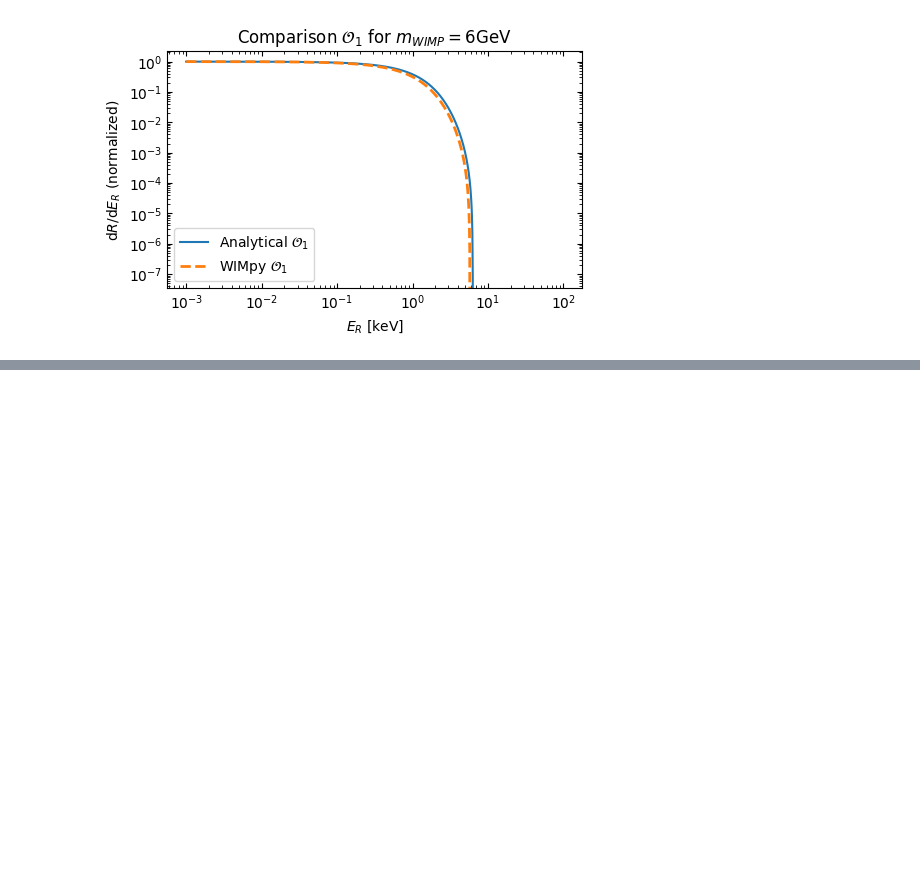
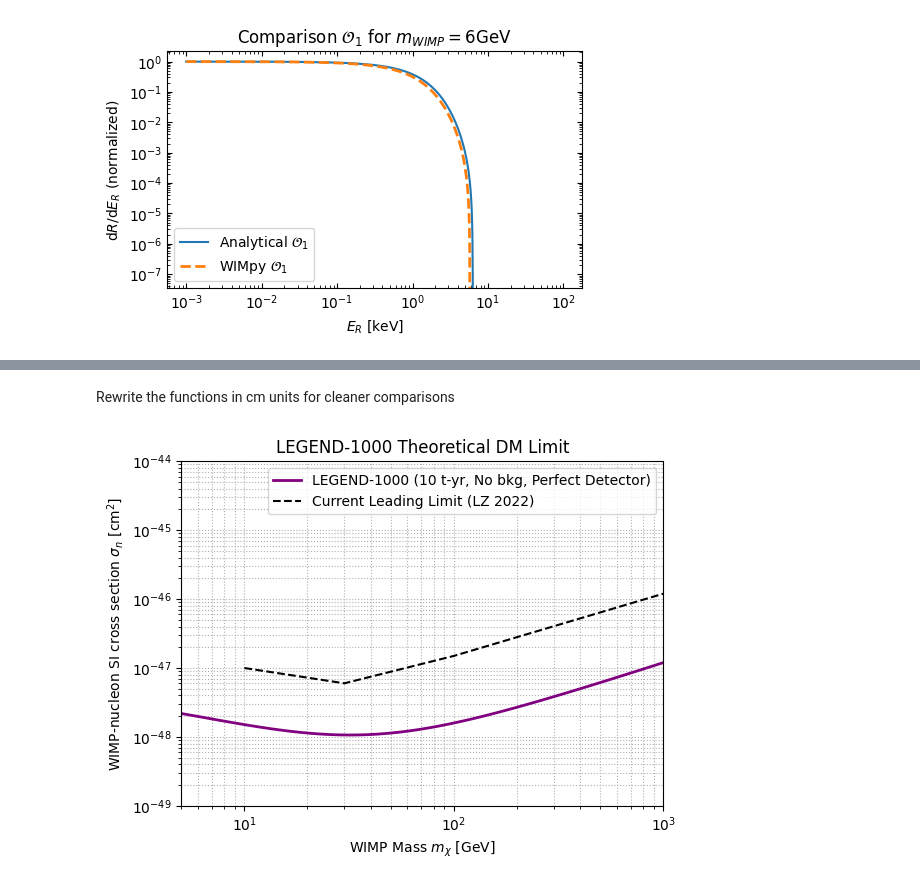
Before and after one commit to tiagocamison/WIMP-LEGEND, a Jupyter notebook: WIMP_O1_spectrum.ipynb, the cells around one changed output, grey strips where cells are left out. Saved outputs shown, nothing was run; the diff lists cells and outputs as text; code cells hidden in the pictures; blank space fills up the shorter version.

```diff
--- a/WIMP_O1_spectrum.ipynb
+++ b/WIMP_O1_spectrum.ipynb
@@ -325,0 +349,77 @@ fig.tight_layout()
+# %% [markdown]
+Rewrite the functions in cm units for cleaner comparisons
+# %%
+# Physical Constants
+c_light = 2.99792e10      # cm/s
+day_to_s = 86400.0
+N_av = 6.022e26           # kg^-1
+A_target = 76.0
+m_N = A_target * 0.9315   # GeV
+rho_chi = 0.3             # GeV/cm^3
+exposure = 10000.0 * 365.25 # 10 tonne-years in kg-day
+
+# Unit conversion factor
+# Converts [cm^2] * [GeV/cm^3] * [c] to [kg^-1 day^-1 keV^-1]
+C_conv = (c_light * day_to_s) / (A_target * 1e6)
+
+def physical_dRdE_unit(m_chi, E_keV, eta_func):
+    """
+    Computes dR/dE_R per unit cross-section (1 cm^2) in [kg^-1 day^-1 keV^-1]
+    """
+    E_GeV = E_keV * 1e-6
+    m_p = 0.939 # Nucleon mass in GeV
+
+    # Reduced masses
+    mu_N = (m_chi * m_N) / (m_chi + m_N)
+    mu_n = (m_chi * m_p) / (m_chi + m_p)
+
+    # Kinematic minimum velocity
+    v_min = np.sqrt(m_N * E_GeV / (2.0 * mu_N**2))
+
+    # Theoretical rate prefactor
+    prefactor = (m_n * rho_chi * N_av * C_conv) / (m_chi * 2.0 * mu_n**2) # not sure whether it should be m_n or m_N
+
+    # Rate with coherent scaling A^2 and form factor
+    rate = prefactor * (A_target**2) * eta_func(v_min) * F2_SI_Ge76(E_keV)
+    return rate
+
+# Generate sensitivity curve
+m_vals = np.logspace(0.7, 3, 50) # 5 GeV to 1000 GeV
+limits = []
+
+eta_sun = make_eta(speed_f_boosted(v0, vesc, v_E), vesc + v_E)
+
+for m in m_vals:
+    # Kinematic maximum energy in keV
+    mu_N = (m * m_N) / (m + m_N)
+    v_max = vesc + v0 # Maximum velocity in detector frame
+    E_max_keV = (2.0 * mu_N**2 * v_max**2 / m_N) * 1e6
+
+    total_rate_unit, _ = integrate.quad(lambda E: physical_dRdE_unit(m, E, eta_sun), 1e-3, E_max_keV)
+
+    # 90% CL limit on cross section (cm^2)
+    sig_limit = 2.3 / (exposure * total_rate_unit)
+    limits.append(sig_limit)
+
+# Plotting the theoretical limit against existing limits
+plt.figure(figsize=(6, 4.5))
+plt.plot(m_vals, limits, label="LEGEND-1000 (10 t-yr, No bkg, Perfect Detector)", color="purple", lw=2)
+
+# Approximate world-leading limit (e.g., LZ 2022) for comparison
+lz_m = np.array([10, 30, 100, 1000])
+lz_sig = np.array([1e-47, 6e-48, 1.5e-47, 1.2e-46]) # cm^2
+plt.plot(lz_m, lz_sig, 'k--', label="Current Leading Limit (LZ 2022)")
+
+plt.xscale('log')
+plt.yscale('log')
+plt.xlabel(r"WIMP Mass $m_\chi$ [GeV]")
+plt.ylabel(r"WIMP-nucleon SI cross section $\sigma_n$ [$\mathrm{cm}^2$]")
+plt.xlim(5, 1000)
+plt.ylim(1e-49, 1e-44)
+plt.grid(True, which="both", ls=":")
+plt.legend()
+plt.title("LEGEND-1000 Theoretical DM Limit")
+plt.tight_layout()
+plt.show()
+# %% [output]
+[figure, added]
```
Also changed, not shown: parts of 15 cells of this notebook.
